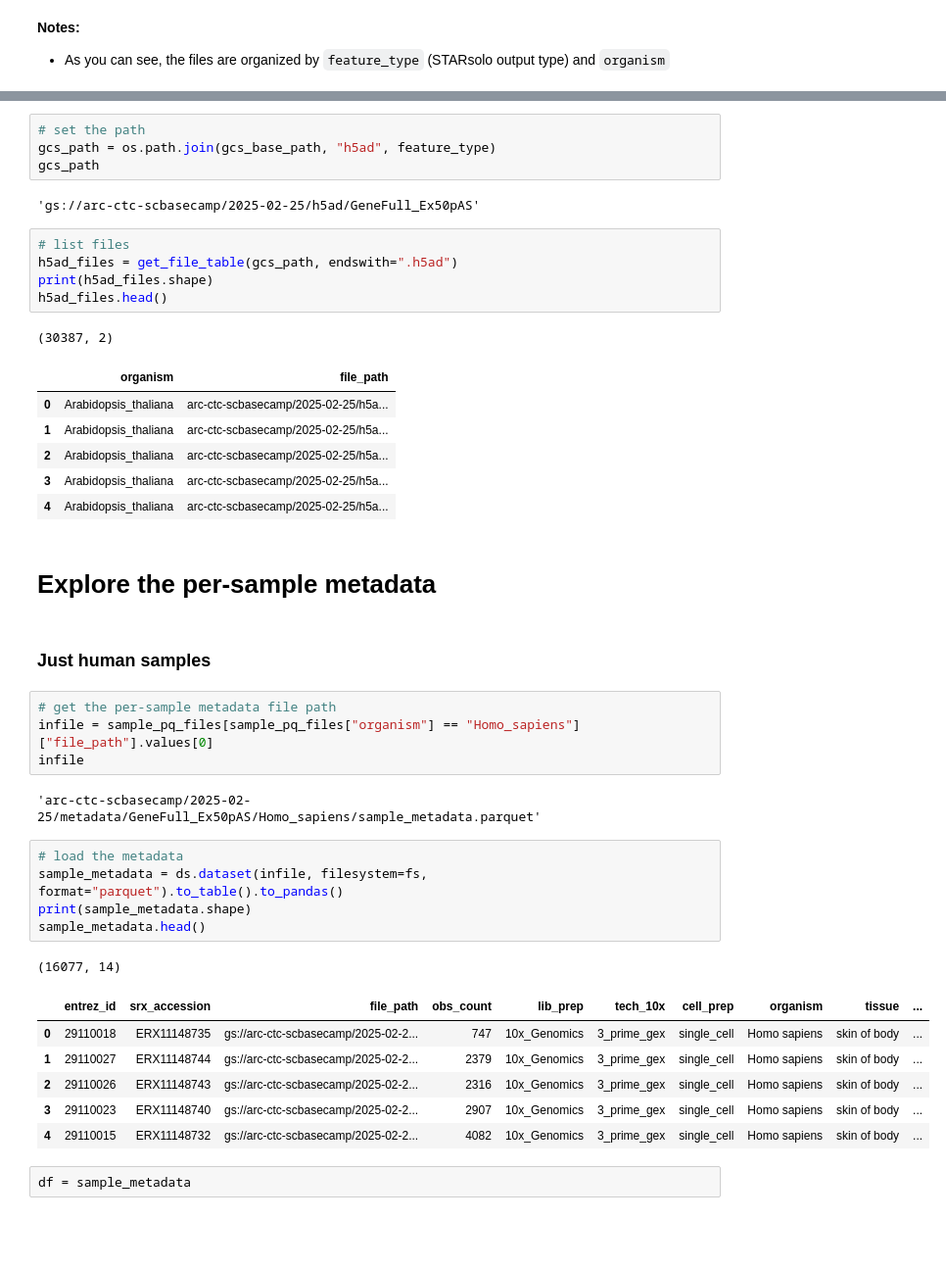
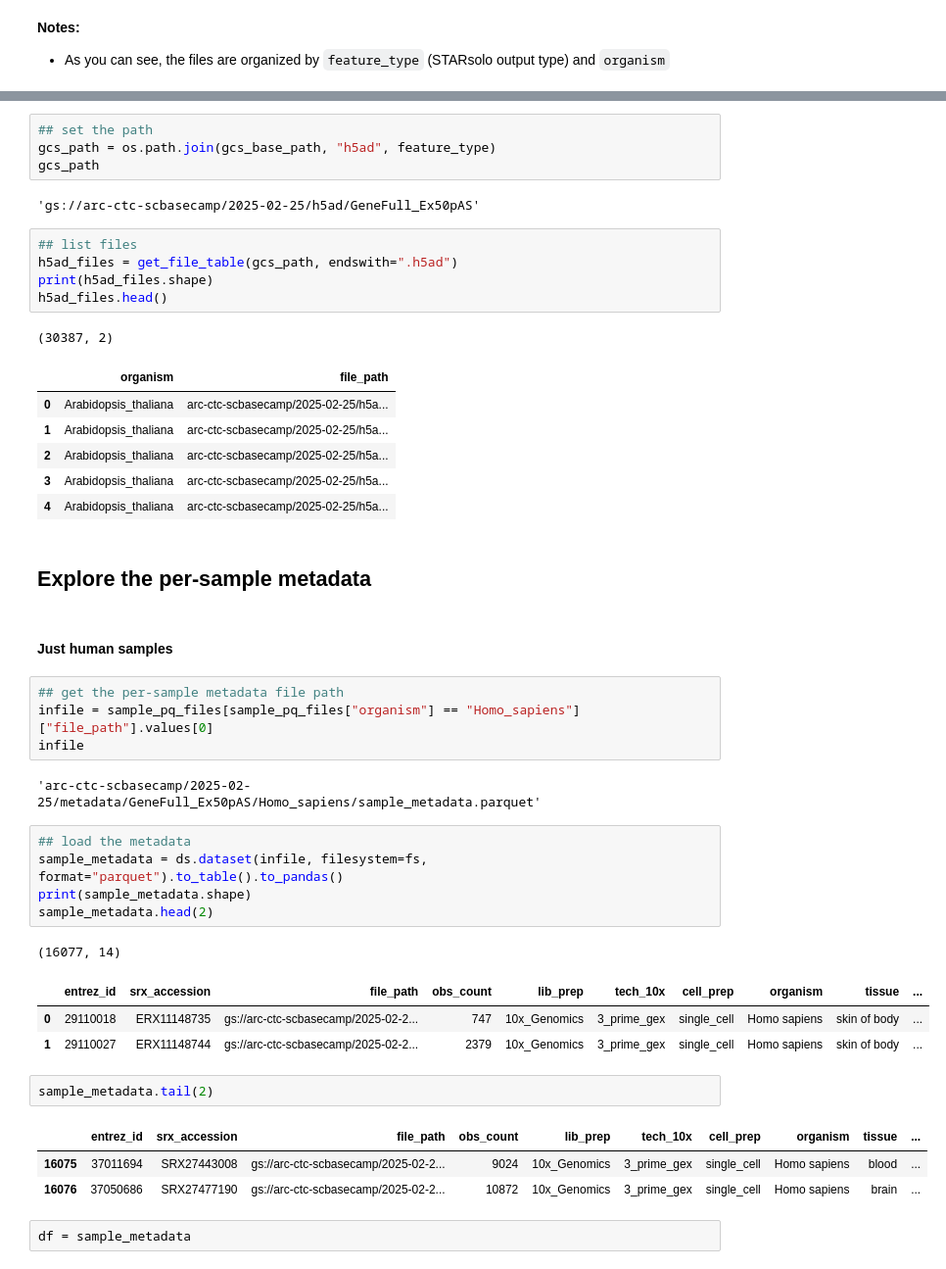
Before and after one commit to maarten-devries/basecamp, a Jupyter notebook: scBaseCamp_tutorial.ipynb, the cells around one changed output, grey strips where cells are left out. Shown at 98% size. Drawn from its saved outputs; the diff is of its cells as text; blank space fills up the shorter version.

```diff
--- a/scBaseCamp_tutorial.ipynb
+++ b/scBaseCamp_tutorial.ipynb
@@ -106,13 +114,13 @@ obs_pq_files.head()
 
 * Contain count matrices and per-obs metadata
 # %%
-# set the path
+## set the path
 gcs_path = os.path.join(gcs_base_path, "h5ad", feature_type)
 gcs_path
 # %% [output]
 'gs://arc-ctc-scbasecamp/2025-02-25/h5ad/GeneFull_Ex50pAS'
 # %%
-# list files
+## list files
 h5ad_files = get_file_table(gcs_path, endswith=".h5ad")
 print(h5ad_files.shape)
 h5ad_files.head()
@@ -125,27 +133,30 @@ h5ad_files.head()
 | 3 | Arabidopsis_thaliana | arc-ctc-scbasecamp/2025-02-25/h5a... |
 | 4 | Arabidopsis_thaliana | arc-ctc-scbasecamp/2025-02-25/h5a... |
 # %% [markdown]
-# Explore the per-sample metadata
+## Explore the per-sample metadata
 # %% [markdown]
-### Just human samples
+#### Just human samples
 # %%
-# get the per-sample metadata file path
+## get the per-sample metadata file path
 infile = sample_pq_files[sample_pq_files["organism"] == "Homo_sapiens"]["file_path"].values[0]
 infile
 # %% [output]
 'arc-ctc-scbasecamp/2025-02-25/metadata/GeneFull_Ex50pAS/Homo_sapiens/sample_metadata.parquet'
 # %%
-# load the metadata
+## load the metadata
 sample_metadata = ds.dataset(infile, filesystem=fs, format="parquet").to_table().to_pandas()
 print(sample_metadata.shape)
-sample_metadata.head()
+sample_metadata.head(2)
 # %% [output]
 (16077, 14)
 |  | entrez_id | srx_accession | file_path | obs_count | lib_prep | tech_10x | cell_prep | organism | tissue | ... |
 | 0 | 29110018 | ERX11148735 | gs://arc-ctc-scbasecamp/2025-02-2... | 747 | 10x_Genomics | 3_prime_gex | single_cell | Homo sapiens | skin of body | ... |
 | 1 | 29110027 | ERX11148744 | gs://arc-ctc-scbasecamp/2025-02-2... | 2379 | 10x_Genomics | 3_prime_gex | single_cell | Homo sapiens | skin of body | ... |
-| 2 | 29110026 | ERX11148743 | gs://arc-ctc-scbasecamp/2025-02-2... | 2316 | 10x_Genomics | 3_prime_gex | single_cell | Homo sapiens | skin of body | ... |
-| 3 | 29110023 | ERX11148740 | gs://arc-ctc-scbasecamp/2025-02-2... | 2907 | 10x_Genomics | 3_prime_gex | single_cell | Homo sapiens | skin of body | ... |
-| 4 | 29110015 | ERX11148732 | gs://arc-ctc-scbasecamp/2025-02-2... | 4082 | 10x_Genomics | 3_prime_gex | single_cell | Homo sapiens | skin of body | ... |
+# %%
+sample_metadata.tail(2)
+# %% [output]
+|  | entrez_id | srx_accession | file_path | obs_count | lib_prep | tech_10x | cell_prep | organism | tissue | ... |
+| 16075 | 37011694 | SRX27443008 | gs://arc-ctc-scbasecamp/2025-02-2... | 9024 | 10x_Genomics | 3_prime_gex | single_cell | Homo sapiens | blood | ... |
+| 16076 | 37050686 | SRX27477190 | gs://arc-ctc-scbasecamp/2025-02-2... | 10872 | 10x_Genomics | 3_prime_gex | single_cell | Homo sapiens | brain | ... |
 # %%
 df = sample_metadata
```
Also changed, not shown: parts of 53 cells of this notebook, 2 other files.
